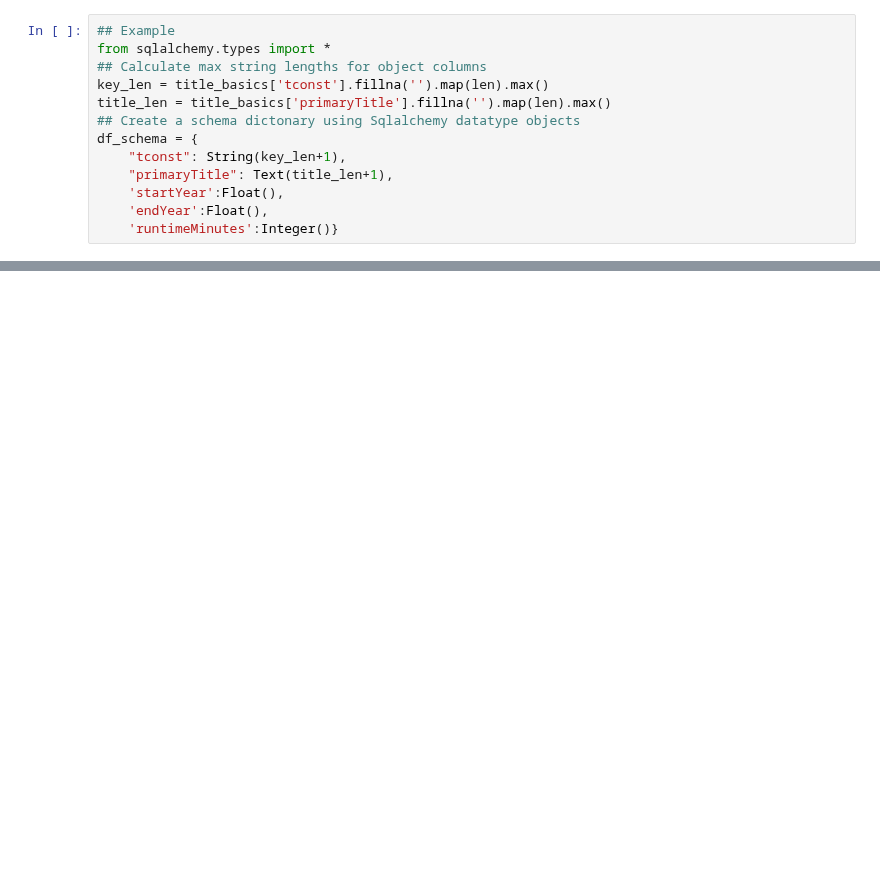
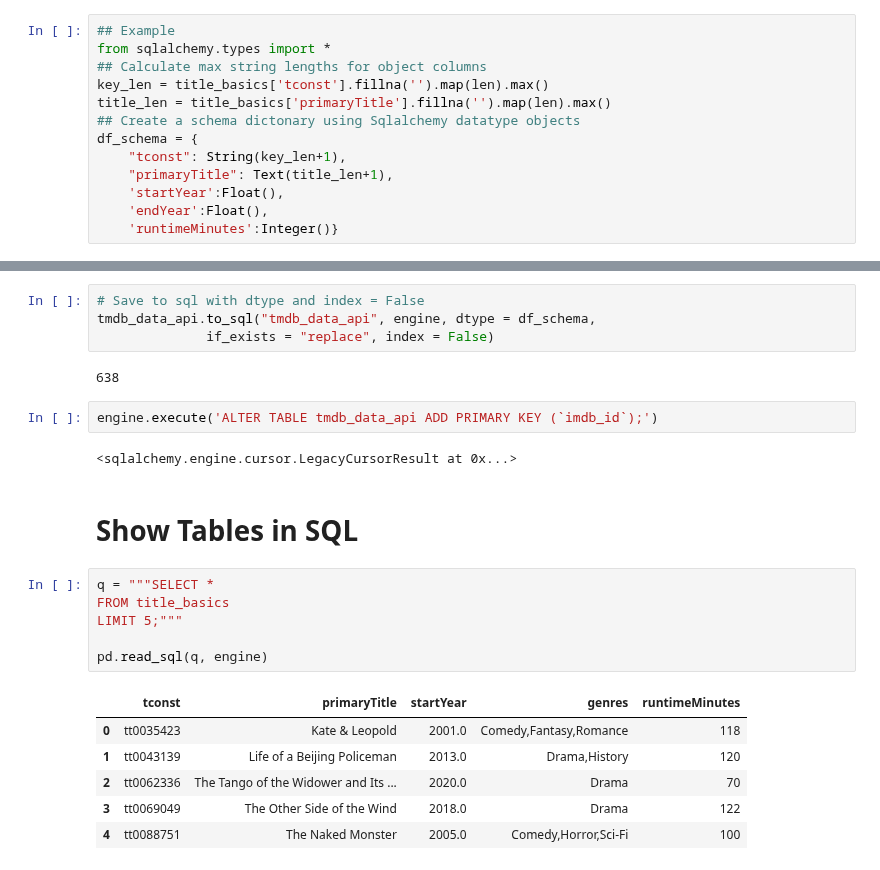
Before and after one commit to BrianArradondo/Project-3-Part-3, a Jupyter notebook: Project 3 Part 3 Brian Arradondo.ipynb, the cells around one changed output, grey strips where cells are left out. Drawn from its saved outputs; the diff is of its cells as text; blank space fills up the shorter version.

```diff
--- a/Project 3 Part 3 Brian Arradondo.ipynb
+++ b/Project 3 Part 3 Brian Arradondo.ipynb
@@ -342,0 +444,25 @@ NameError: name 'engine' is not defined
+# %%
+# Save to sql with dtype and index = False
+tmdb_data_api.to_sql("tmdb_data_api", engine, dtype = df_schema,
+              if_exists = "replace", index = False)
+# %% [output]
+638
+# %%
+engine.execute('ALTER TABLE tmdb_data_api ADD PRIMARY KEY (`imdb_id`);')
+# %% [output]
+<sqlalchemy.engine.cursor.LegacyCursorResult at 0x...>
+# %% [markdown]
+# Show Tables in SQL
+# %%
+q = """SELECT *
+FROM title_basics
+LIMIT 5;"""
+
+pd.read_sql(q, engine)
+# %% [output]
+|  | tconst | primaryTitle | startYear | genres | runtimeMinutes |
+| 0 | tt0035423 | Kate & Leopold | 2001.0 | Comedy,Fantasy,Romance | 118 |
+| 1 | tt0043139 | Life of a Beijing Policeman | 2013.0 | Drama,History | 120 |
+| 2 | tt0062336 | The Tango of the Widower and Its ... | 2020.0 | Drama | 70 |
+| 3 | tt0069049 | The Other Side of the Wind | 2018.0 | Drama | 122 |
+| 4 | tt0088751 | The Naked Monster | 2005.0 | Comedy,Horror,Sci-Fi | 100 |
```
Also changed, not shown: parts of 31 cells of this notebook.
